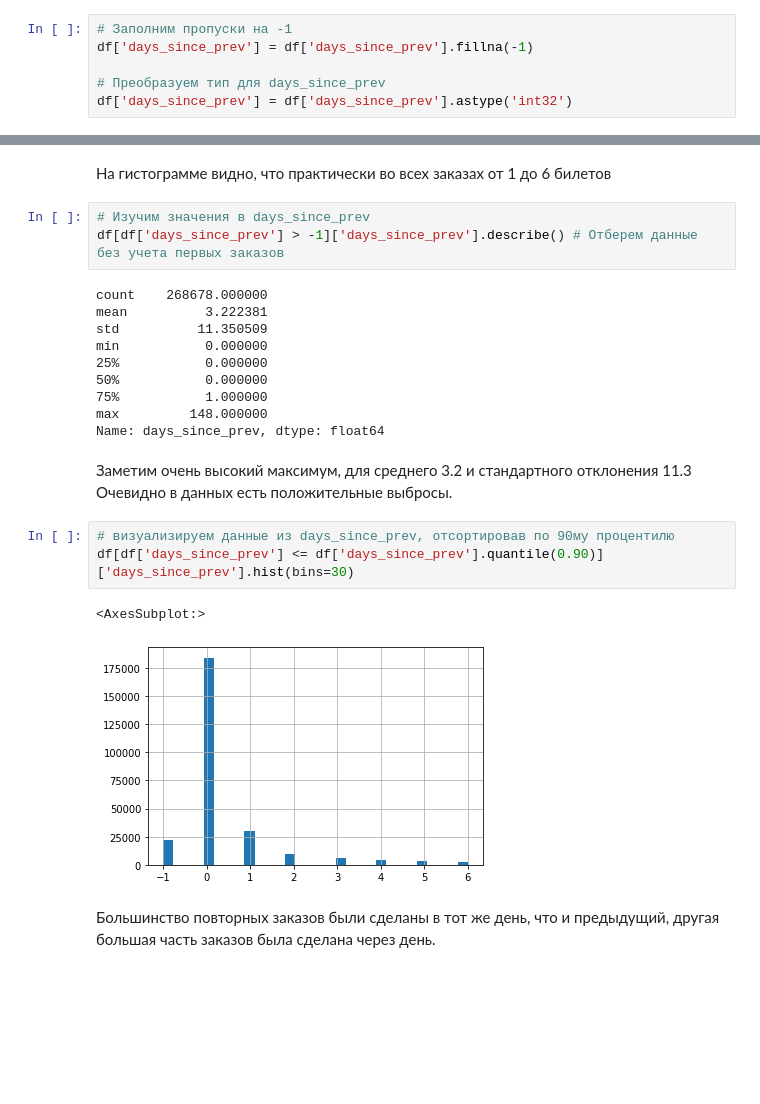
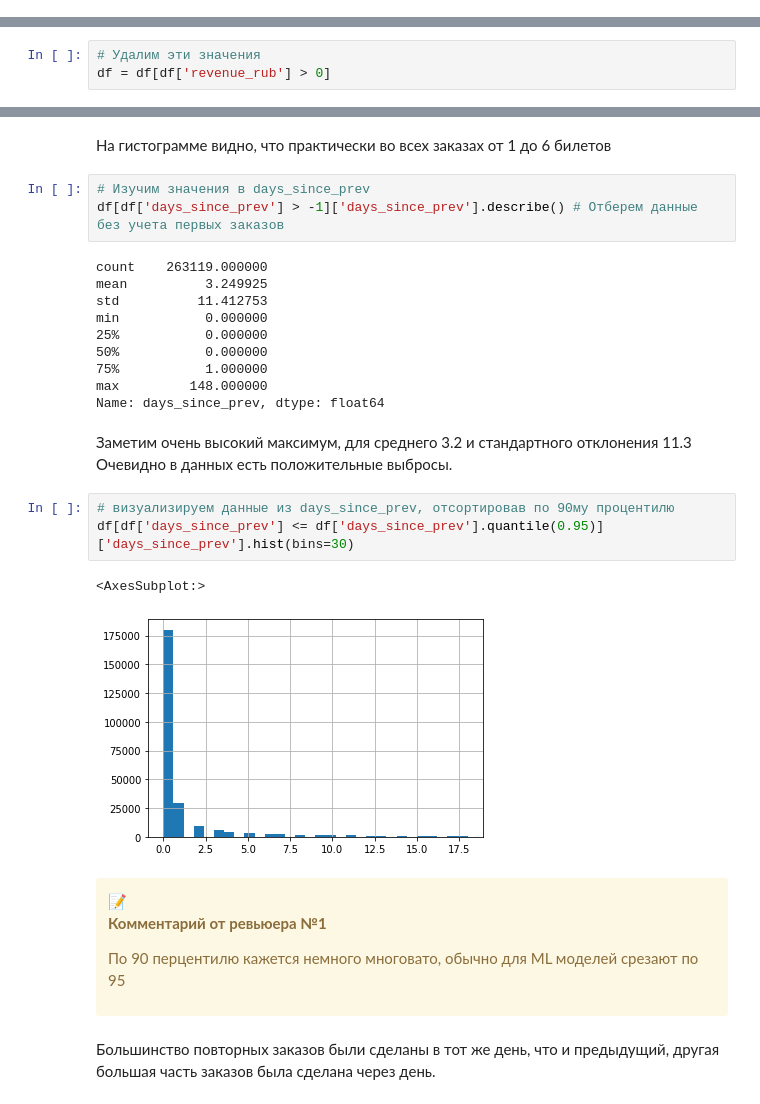
Before and after one commit to Ivan-Saevskiy/practicum, a Jupyter notebook: project_final.ipynb, the cells around one changed output, grey strips where cells are left out. Cells and saved outputs as stored; diff of their text form; blank space fills up the shorter version.

```diff
--- a/project_final.ipynb
+++ b/project_final.ipynb
@@ -326,6 +482,0 @@ df['tickets_count'] = pd.to_numeric(df['tickets_count'], downcast='integer')
-# %%
-# Заполним пропуски на -1
-df['days_since_prev'] = df['days_since_prev'].fillna(-1)
-
-# Преобразуем тип для days_since_prev
-df['days_since_prev'] = df['days_since_prev'].astype('int32')
@@ -396,3 +601,6 @@ Text(0.5, 1.0, 'Диаграммма размаха по revenue_rub')
+# %%
+# Удалим эти значения
+df = df[df['revenue_rub'] > 0]
 # %%
 # Построим гстограмму с фильтром по 99 процентилю
 df[df['revenue_rub'] < df['revenue_rub'].quantile(0.99)].hist(column='revenue_rub', bins=20, grid=True, figsize=(8, 4),
@@ -437,9 +645,9 @@ Text(0.5, 0, 'tickets_count')
 # Изучим значения в days_since_prev
 df[df['days_since_prev'] > -1]['days_since_prev'].describe() # Отберем данные без учета первых заказов
 # %% [output]
-count    268678.000000
-mean          3.222381
-std          11.350509
+count    263119.000000
+mean          3.249925
+std          11.412753
 min           0.000000
 25%           0.000000
 50%           0.000000
@@ -451,10 +659,17 @@ Name: days_since_prev, dtype: float64
 Очевидно в данных есть положительные выбросы.
 # %%
 # визуализируем данные из days_since_prev, отсортировав по 90му процентилю
-df[df['days_since_prev'] <= df['days_since_prev'].quantile(0.90)]['days_since_prev'].hist(bins=30)
+df[df['days_since_prev'] <= df['days_since_prev'].quantile(0.95)]['days_since_prev'].hist(bins=30)
 # %% [output]
 <AxesSubplot:>
-[figure, old version]
+[figure, new version]
+# %% [markdown]
+<div class="alert alert-block alert-warning">📝
+
+
+__Комментарий от ревьюера №1__
+
+По 90 перцентилю кажется немного многовато, обычно для ML моделей срезают по 95
 # %% [markdown]
 Большинство повторных заказов были сделаны в тот же день, что и предыдущий, другая большая часть заказов была сделана через день.
 # %% [markdown]
```
Also changed, not shown: parts of 81 cells of this notebook.
